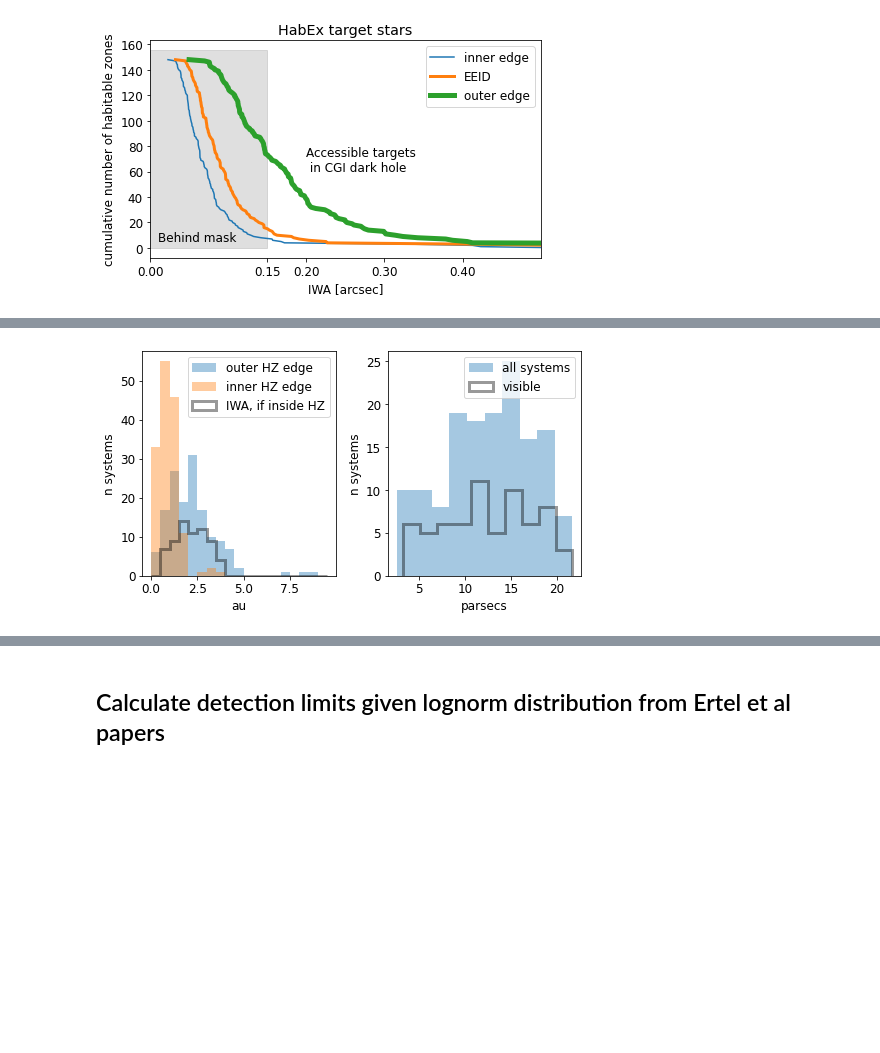
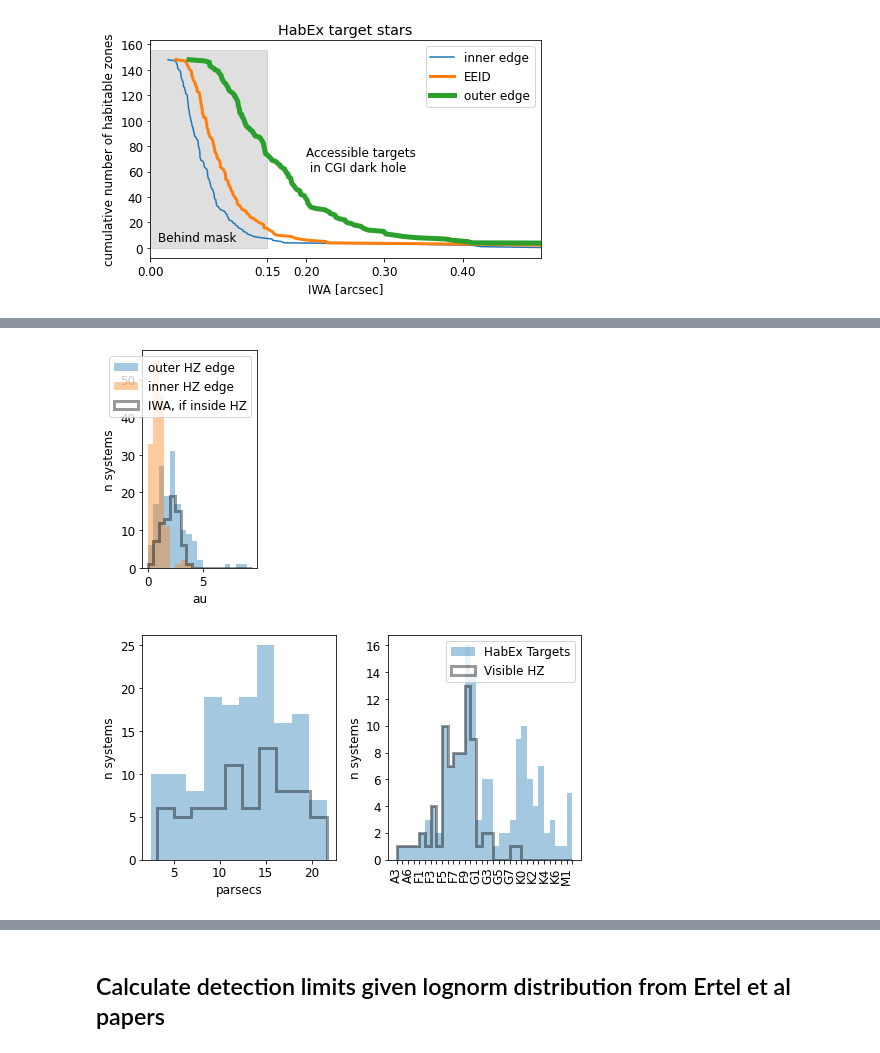
Before and after one commit to douglase/exozodi_exosims_sensitivity, a Jupyter notebook: ExozodiSensitivityEXOSIMS.ipynb, the cells around one changed output, grey strips where cells are left out. Saved outputs shown, nothing was run; the diff lists cells and outputs as text; code cells hidden in the pictures; blank space fills up the shorter version.

```diff
--- a/ExozodiSensitivityEXOSIMS.ipynb
+++ b/ExozodiSensitivityEXOSIMS.ipynb
@@ -360,35 +362,73 @@ $[0.57984256,~0.84637087,~1.2710886,~\dots,~2.1124055,~1.8382352,~0.93341626] \;
 plt.figure(figsize=[7,4])
 from importlib import reload
 
 
 #drop stars where the IWA is larger then the HZ:
 IWA_AU[IWA_AU>outerHZ_AU]=np.nan
 
 #set to the inner edge of the HZ if the IWA is smaller
 
 IWA_AU[IWA_AU<innerHZ_AU]=innerHZ_AU[IWA_AU<innerHZ_AU]
-plt.subplot(121)
+plt.subplot(131)
 plt.hist(outerHZ_AU,alpha=.4,label='outer HZ edge',bins=np.arange(0,10,.5))
 plt.hist(innerHZ_AU,alpha=.4,label='inner HZ edge',bins=np.arange(0,10,.5))
 plt.hist(IWA_AU,alpha=.4,label="IWA, if inside HZ",bins=np.arange(0,10,.5),histtype="step",linewidth=3,
          color="black")
 plt.xlabel("au")
 plt.ylabel("n systems")
 plt.legend()
-plt.subplot(122)
-plt.hist(sim.TargetList.dist,alpha=.4,label='all systems')#,bins=np.arange(0,10,.42))
-plt.hist(sim.TargetList.dist[[IWA_AU>0]],alpha=.4,label='visible',
+plt.figure(figsize=[7,4])
+plt.subplot(121)
+plt.hist(sim.TargetList.dist,alpha=.4,label='HabEx Targets')#,bins=np.arange(0,10,.42))
+plt.hist(sim.TargetList.dist[[IWA_AU>0]],alpha=.4,label='Visible HZ',
          histtype="step",linewidth=3,         color="black")
 #,bins=np.arange(0,10,.42))
 
 #lt.hist(innerHZ_AU,alpha=.4,label='inner HZ edge',bins=np.arange(0,10,.42))
 #plt.hist(IWA_AU,alpha=.4,label="IWA, if inside HZ",bins=np.arange(0,10,.42),histtype="step",linewidth=3,
 #         color="black")
 plt.xlabel("parsecs")
 plt.ylabel("n systems")
+#plt.legend()
+
+
+ax=plt.subplot(122)
+#plt.hist(np.float_(sim.TargetList.specliste[:,1].flatten()),alpha=.4,label='all systems')#,bins=np.arange(0,10,.42))
+#plt.hist(np.float_(sim.TargetList.specliste[:,1].flatten())[IWA_AU>0],alpha=.4,label='visible',
+#         histtype="step",linewidth=3,         color="black")
+#np.float_(TL.specliste[:,1].flatten())[IWA_AU>0]
+specs=sim.TargetList.Spec.copy()
+specs.sort()
+sp_short=np.array([sp[0:2] for sp in specs])
+sp_short[IWA_AU>0]
+
+hist=plt.hist(sp_short,alpha=.4,label='HabEx Targets', bins=np.unique(sp_short))
+plt.hist(sp_short[IWA_AU>0],alpha=.4,label='Visible HZ',histtype="step",linewidth=3, bins=np.unique(sp_short),
+         color="black")
+
+
+# get_xticklabels() actually gets you an iterable, so you need to rotate each label
+
+
+for i,tick in enumerate(ax.get_xticklabels()):
+    #i=i+1
+    if i % 2:
+        tick.set_visible(False)
+        #tickm.set_visible(False)
+    tick.set_rotation(90)
+
+
+#,bins=np.arange(0,10,.42))
+
+#lt.hist(innerHZ_AU,alpha=.4,label='inner HZ edge',bins=np.arange(0,10,.42))
+#plt.hist(IWA_AU,alpha=.4,label="IWA, if inside HZ",bins=np.arange(0,10,.42),histtype="step",linewidth=3,
+#         color="black")
+
+plt.ylabel("n systems")
 plt.legend()
 plt.tight_layout()
 
 plt.savefig("WFIRST-CGI-disks-Uno/visible"+mode["systName"]+".pdf")
 # %% [output]
-[figure, old version]
+[figure, new version]
+[figure, added]
```
Also changed, not shown: parts of 44 cells of this notebook.
